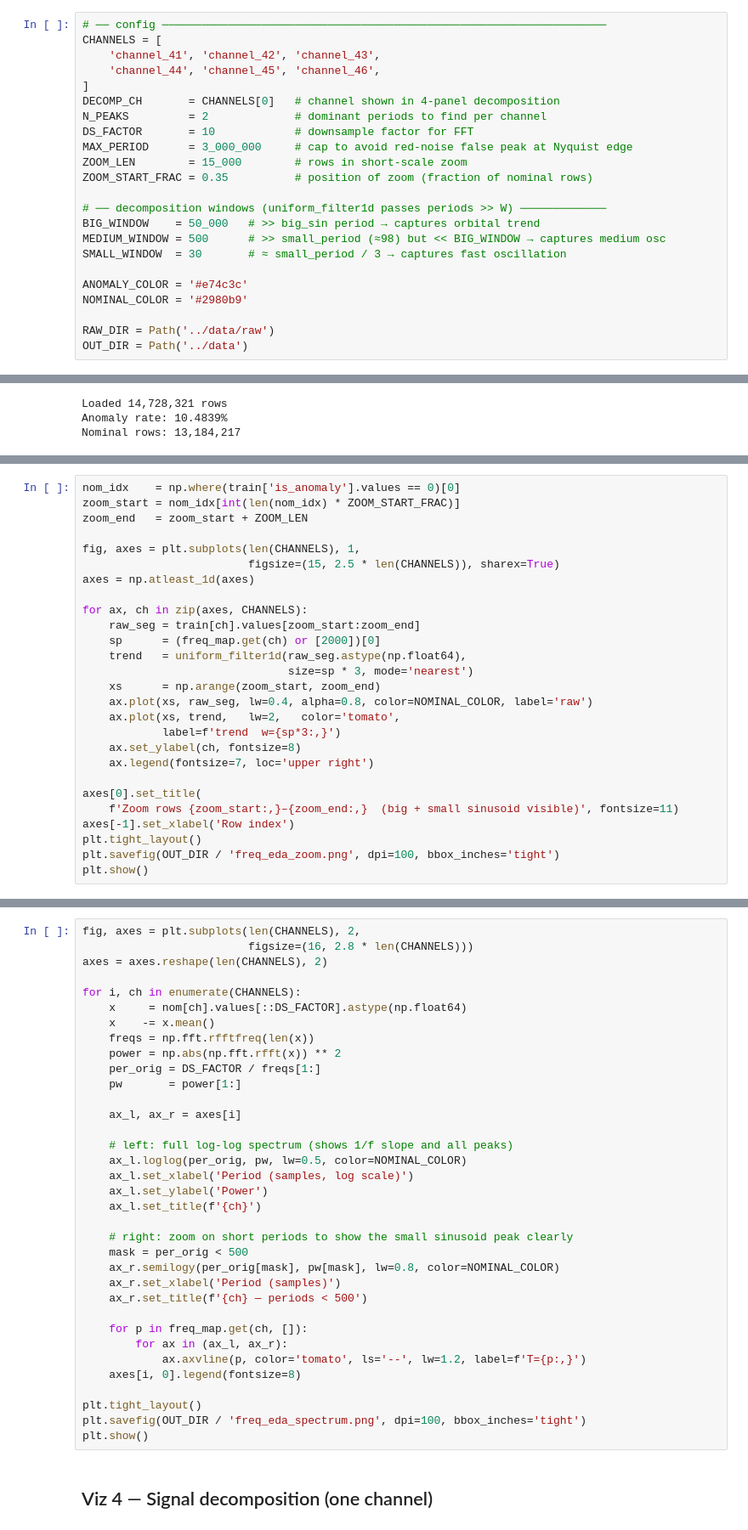
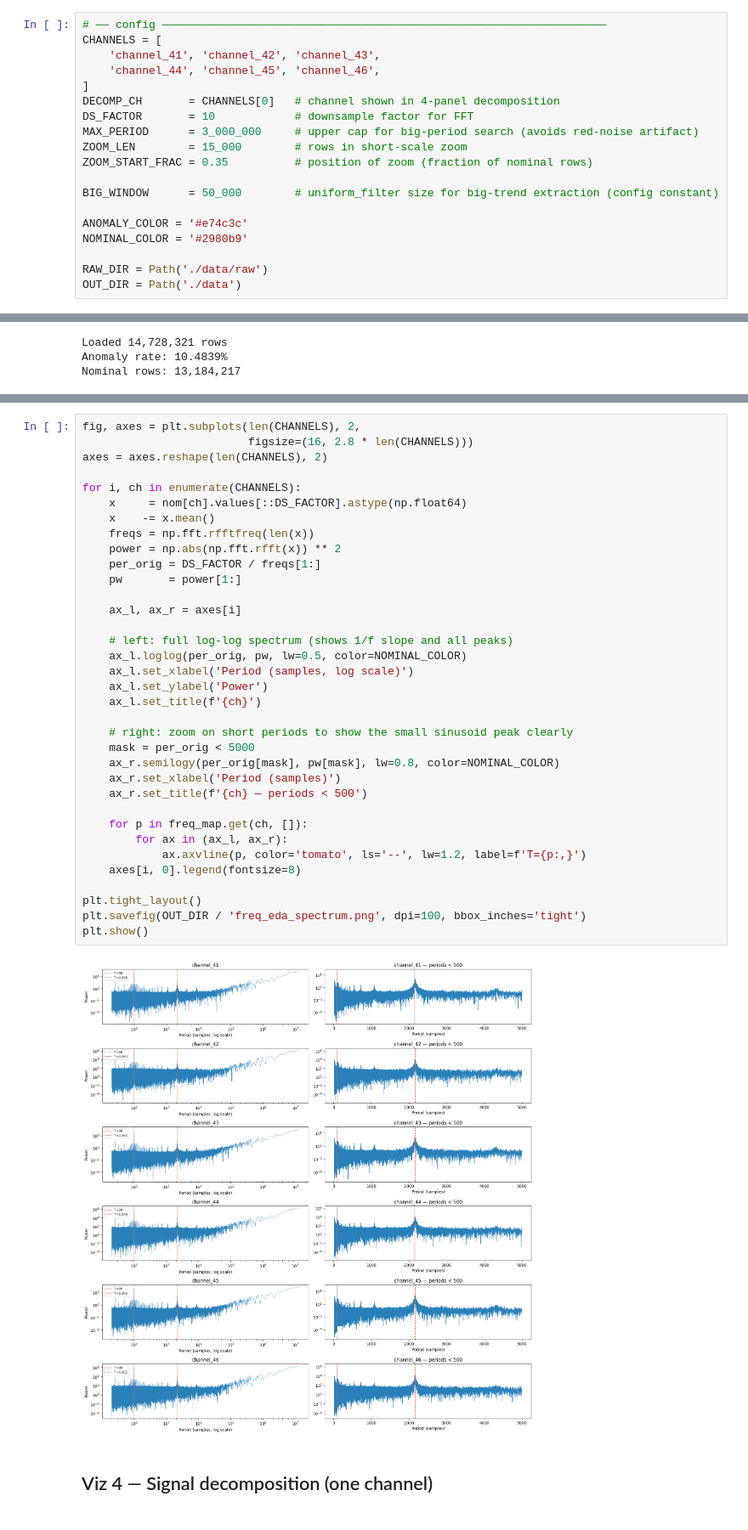
Before and after one commit to alexfederolf/sentinel, a Jupyter notebook: notebooks/ek_freq_eda.ipynb, the cells around one changed output, grey strips where cells are left out. Shown at 85% size. Saved outputs shown, nothing was run; the diff lists cells and outputs as text.

Commit message:
decomposition finished

```diff
--- a/notebooks/ek_freq_eda.ipynb
+++ b/notebooks/ek_freq_eda.ipynb
@@ -17,22 +45,18 @@ CHANNELS = [
     'channel_44', 'channel_45', 'channel_46',
 ]
 DECOMP_CH       = CHANNELS[0]   # channel shown in 4-panel decomposition
-N_PEAKS         = 2             # dominant periods to find per channel
 DS_FACTOR       = 10            # downsample factor for FFT
-MAX_PERIOD      = 3_000_000     # cap to avoid red-noise false peak at Nyquist edge
+MAX_PERIOD      = 3_000_000     # upper cap for big-period search (avoids red-noise artifact)
 ZOOM_LEN        = 15_000        # rows in short-scale zoom
 ZOOM_START_FRAC = 0.35          # position of zoom (fraction of nominal rows)
 
-# ── decomposition windows (uniform_filter1d passes periods >> W) ─────────────
-BIG_WINDOW    = 50_000   # >> big_sin period → captures orbital trend
-MEDIUM_WINDOW = 500      # >> small_period (≈98) but << BIG_WINDOW → captures medium osc
-SMALL_WINDOW  = 30       # ≈ small_period / 3 → captures fast oscillation
+BIG_WINDOW      = 50_000        # uniform_filter size for big-trend extraction (config constant)
 
 ANOMALY_COLOR = '#e74c3c'
 NOMINAL_COLOR = '#2980b9'
 
-RAW_DIR = Path('../data/raw')
-OUT_DIR = Path('../data')
+RAW_DIR = Path('./data/raw')
+OUT_DIR = Path('./data')
 # %%
 cols  = ['id', 'is_anomaly'] + CHANNELS
 train = pq.read_table(str(RAW_DIR / 'train.parquet'), columns=cols
@@ -131,28 +155 @@ plt.show()
-# %%
-nom_idx    = np.where(train['is_anomaly'].values == 0)[0]
-zoom_start = nom_idx[int(len(nom_idx) * ZOOM_START_FRAC)]
-zoom_end   = zoom_start + ZOOM_LEN
-
-fig, axes = plt.subplots(len(CHANNELS), 1,
-                         figsize=(15, 2.5 * len(CHANNELS)), sharex=True)
-axes = np.atleast_1d(axes)
-
-for ax, ch in zip(axes, CHANNELS):
-    raw_seg = train[ch].values[zoom_start:zoom_end]
-    sp      = (freq_map.get(ch) or [2000])[0]
-    trend   = uniform_filter1d(raw_seg.astype(np.float64),
-                               size=sp * 3, mode='nearest')
-    xs      = np.arange(zoom_start, zoom_end)
-    ax.plot(xs, raw_seg, lw=0.4, alpha=0.8, color=NOMINAL_COLOR, label='raw')
-    ax.plot(xs, trend,   lw=2,   color='tomato',
-            label=f'trend  w={sp*3:,}')
-    ax.set_ylabel(ch, fontsize=8)
-    ax.legend(fontsize=7, loc='upper right')
-
-axes[0].set_title(
-    f'Zoom rows {zoom_start:,}–{zoom_end:,}  (big + small sinusoid visible)', fontsize=11)
-axes[-1].set_xlabel('Row index')
-plt.tight_layout()
-plt.savefig(OUT_DIR / 'freq_eda_zoom.png', dpi=100, bbox_inches='tight')
-plt.show()
 # %% [markdown]
@@ -164,34 +161,36 @@ axes = axes.reshape(len(CHANNELS), 2)
 
 for i, ch in enumerate(CHANNELS):
     x     = nom[ch].values[::DS_FACTOR].astype(np.float64)
     x    -= x.mean()
     freqs = np.fft.rfftfreq(len(x))
     power = np.abs(np.fft.rfft(x)) ** 2
     per_orig = DS_FACTOR / freqs[1:]
     pw       = power[1:]
 
     ax_l, ax_r = axes[i]
 
     # left: full log-log spectrum (shows 1/f slope and all peaks)
     ax_l.loglog(per_orig, pw, lw=0.5, color=NOMINAL_COLOR)
     ax_l.set_xlabel('Period (samples, log scale)')
     ax_l.set_ylabel('Power')
     ax_l.set_title(f'{ch}')
 
     # right: zoom on short periods to show the small sinusoid peak clearly
-    mask = per_orig < 500
+    mask = per_orig < 5000
     ax_r.semilogy(per_orig[mask], pw[mask], lw=0.8, color=NOMINAL_COLOR)
     ax_r.set_xlabel('Period (samples)')
     ax_r.set_title(f'{ch} — periods < 500')
 
     for p in freq_map.get(ch, []):
         for ax in (ax_l, ax_r):
             ax.axvline(p, color='tomato', ls='--', lw=1.2, label=f'T={p:,}')
     axes[i, 0].legend(fontsize=8)
 
 plt.tight_layout()
 plt.savefig(OUT_DIR / 'freq_eda_spectrum.png', dpi=100, bbox_inches='tight')
 plt.show()
+# %% [output]
+[figure, added]
 # %% [markdown]
 ## Viz 4 — Signal decomposition (one channel)
 # %%
```
Also changed, not shown: parts of 8 cells of this notebook.
